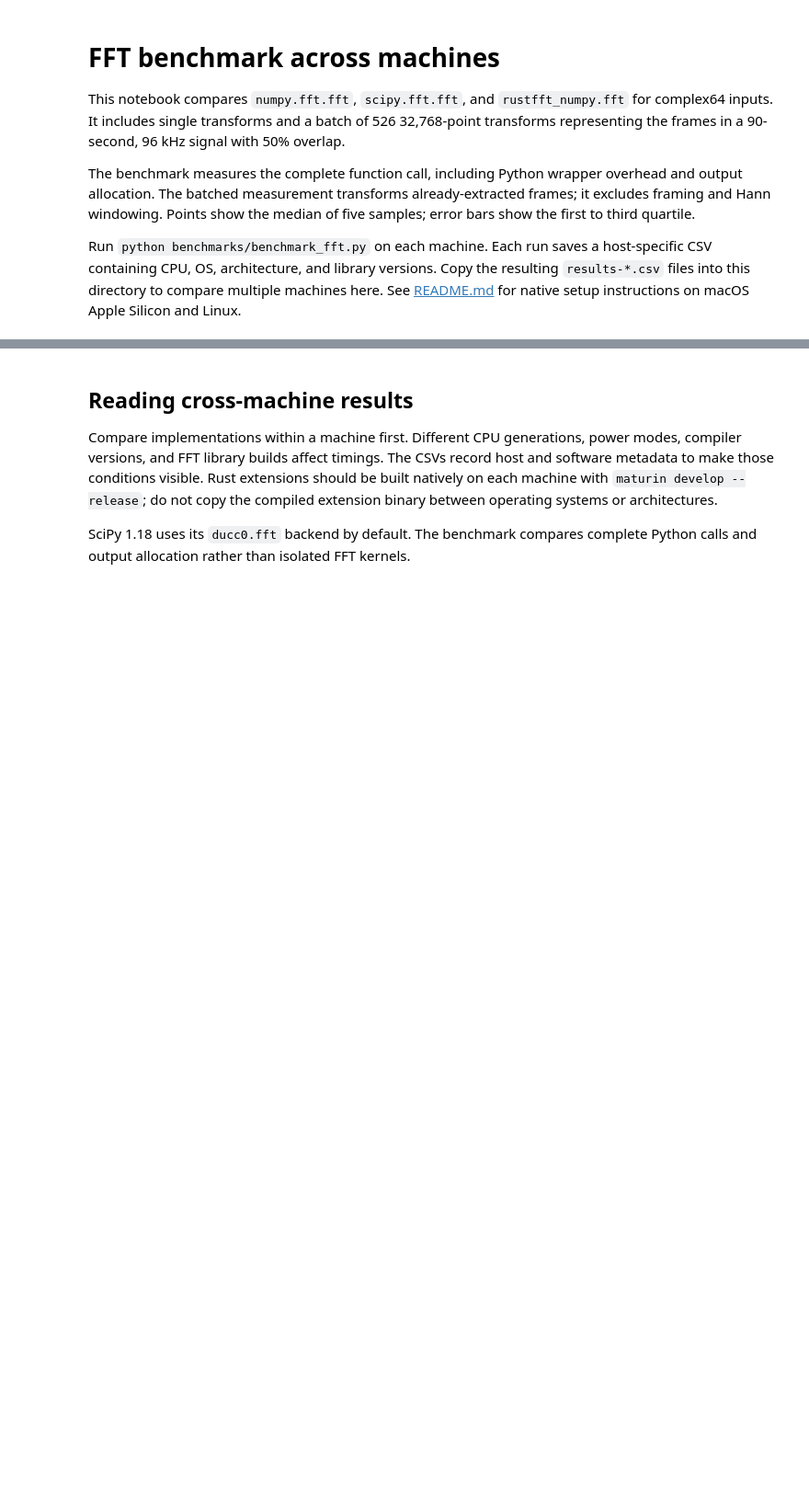
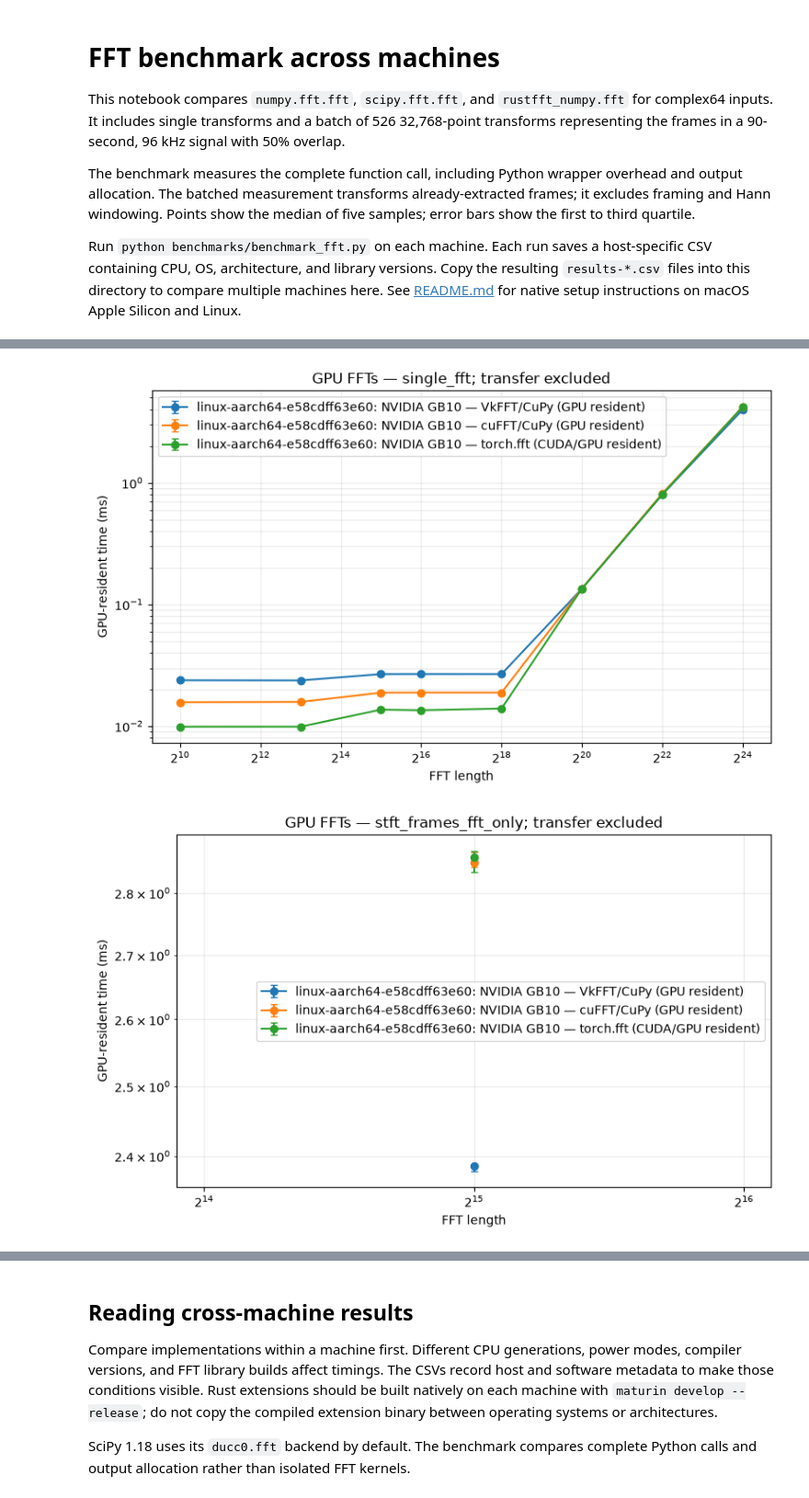
Before and after one commit to mocher72/rustfft_numpy, a Jupyter notebook: benchmarks/fft_benchmark.ipynb, the cells around one changed output, grey strips where cells are left out. Shown at 92% size. Cells and saved outputs as stored; diff of their text form; code cells hidden in the pictures; blank space fills up the shorter version.

```diff
--- a/benchmarks/fft_benchmark.ipynb
+++ b/benchmarks/fft_benchmark.ipynb
@@ -105,0 +111,21 @@ linux-aarch64-thinkstationpgx-3d28
+# %%
+gpu = df[df.get('timing_scope', pd.Series(index=df.index, dtype=object)) == 'device_resident']
+if gpu.empty:
+    print('No VkFFT GPU timings in the loaded CSV files.')
+else:
+    for workload, subset in gpu.groupby('workload'):
+        fig, ax = plt.subplots(figsize=(8, 5))
+        for (machine, device, implementation), group in subset.groupby(['machine_id', 'device', 'implementation']):
+            ax.errorbar(group.n, group.median_ms, yerr=[group.median_ms - group.q1_ms, group.q3_ms - group.median_ms], marker='o', capsize=3, label=f'{machine}: {device} — {implementation}')
+        ax.set_xscale('log', base=2)
+        ax.set_yscale('log')
+        ax.set_xlabel('FFT length')
+        ax.set_ylabel('GPU-resident time (ms)')
+        ax.set_title(f'GPU FFTs — {workload}; transfer excluded')
+        ax.grid(True, which='both', alpha=.25)
+        ax.legend()
+        fig.tight_layout()
+        plt.show()
+# %% [output]
+[figure, added]
+[figure, added]
```
Also changed, not shown: parts of 8 cells of this notebook, 7 other files.
